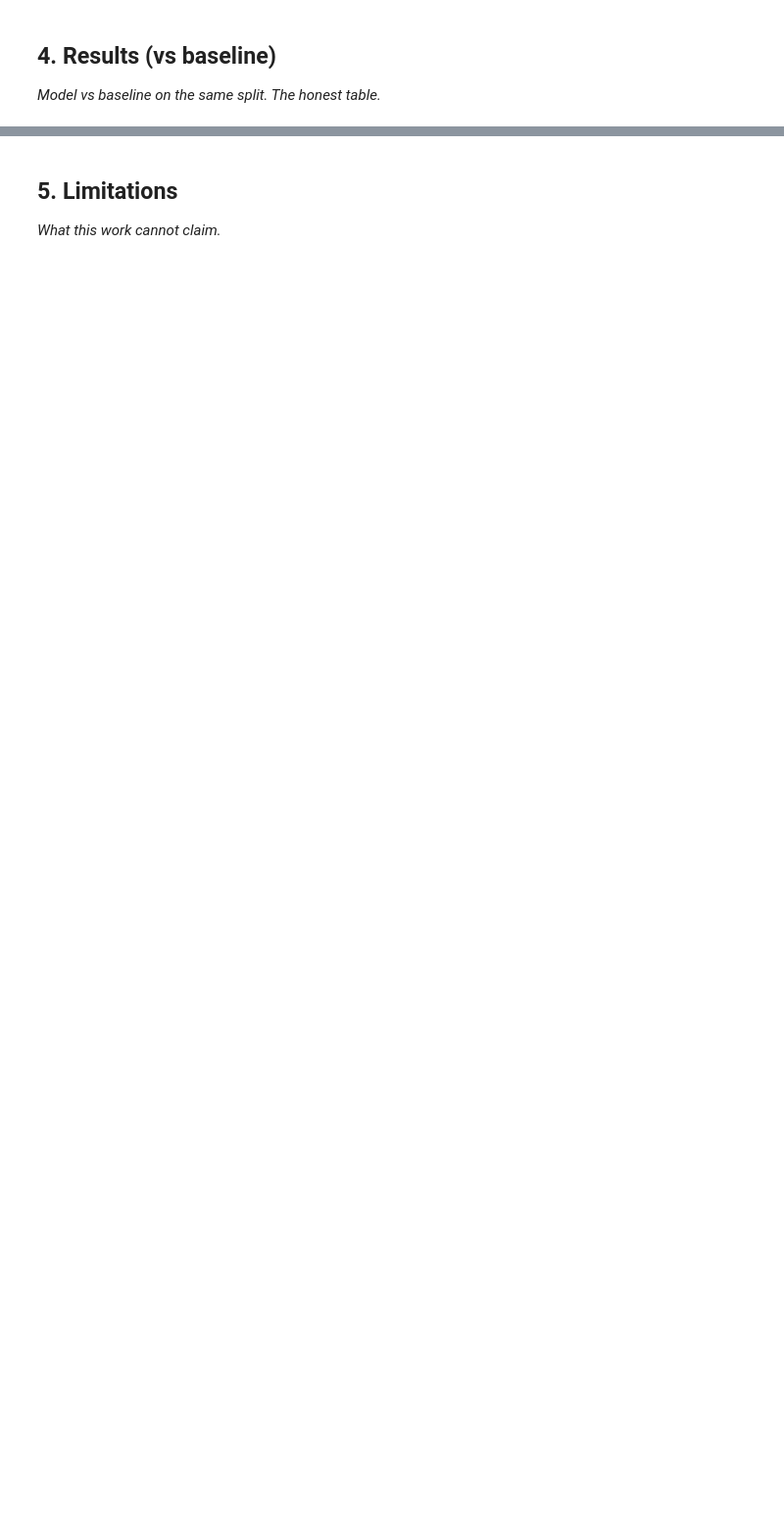
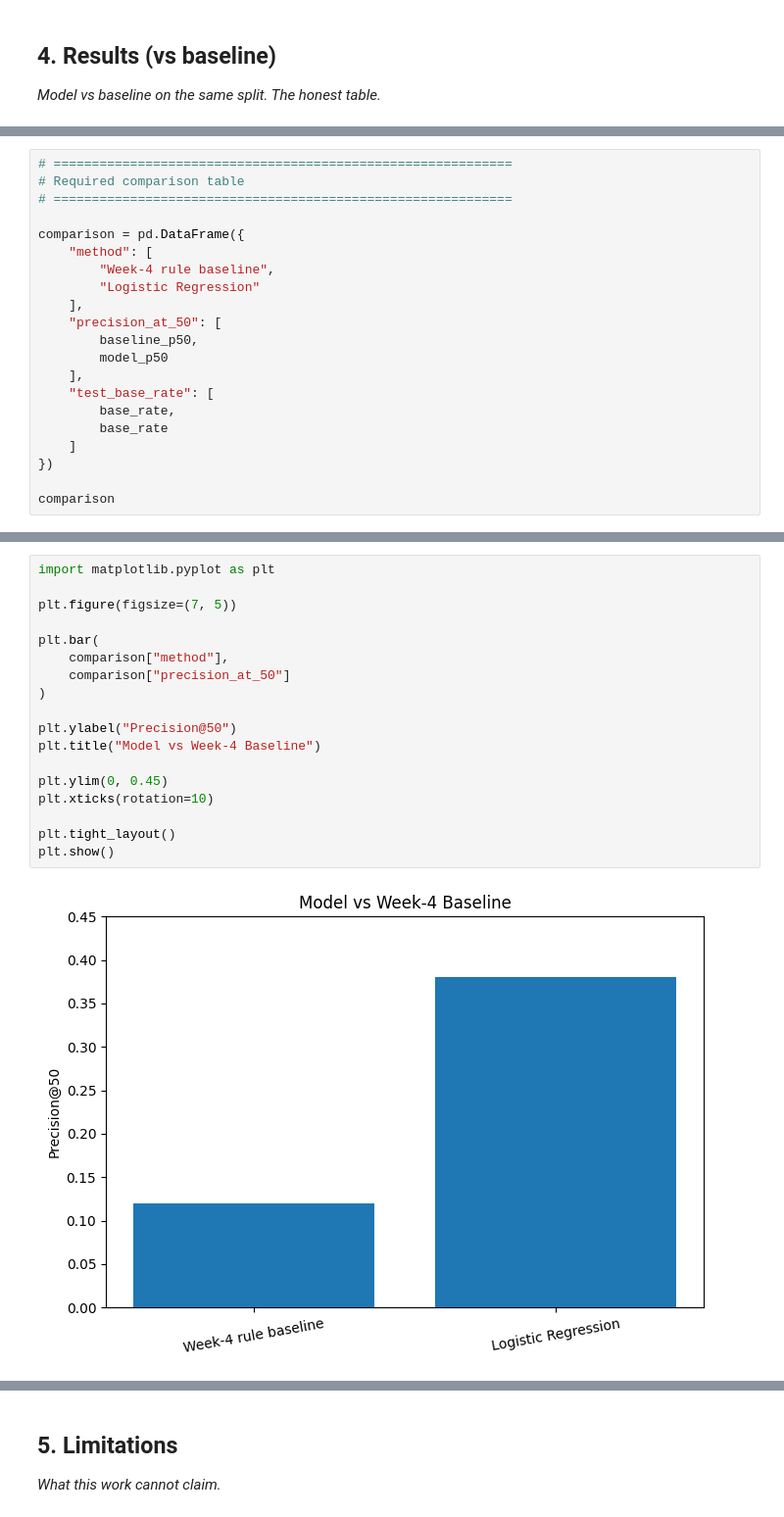
Before and after one commit to mohamedahmed02/Flyrank-internship, a Jupyter notebook: work/notebooks/capstone.ipynb, the cells around one changed output, grey strips where cells are left out. Shown at 98% size. Saved outputs shown, nothing was run; the diff lists cells and outputs as text; blank space fills up the shorter version.

```diff
--- a/work/notebooks/capstone.ipynb
+++ b/work/notebooks/capstone.ipynb
@@ -24,0 +514,21 @@ This skeleton is yours to fill. Work the sections **in order** — each one has
+# %%
+# ============================================================
+# Required comparison table
+# ============================================================
+
+comparison = pd.DataFrame({
+    "method": [
+        "Week-4 rule baseline",
+        "Logistic Regression"
+    ],
+    "precision_at_50": [
+        baseline_p50,
+        model_p50
+    ],
+    "test_base_rate": [
+        base_rate,
+        base_rate
+    ]
+})
+
+comparison
@@ -24,0 +539,20 @@ This skeleton is yours to fill. Work the sections **in order** — each one has
+# %%
+import matplotlib.pyplot as plt
+
+plt.figure(figsize=(7, 5))
+
+plt.bar(
+    comparison["method"],
+    comparison["precision_at_50"]
+)
+
+plt.ylabel("Precision@50")
+plt.title("Model vs Week-4 Baseline")
+
+plt.ylim(0, 0.45)
+plt.xticks(rotation=10)
+
+plt.tight_layout()
+plt.show()
+# %% [output]
+[figure, added]
```
Also changed, not shown: parts of 23 cells of this notebook.
